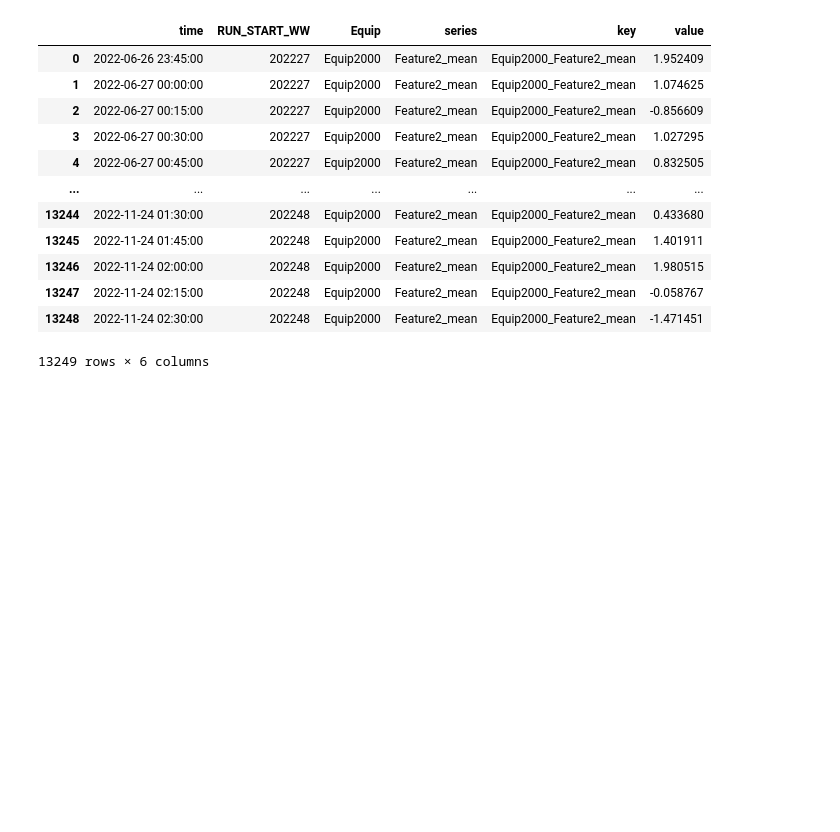
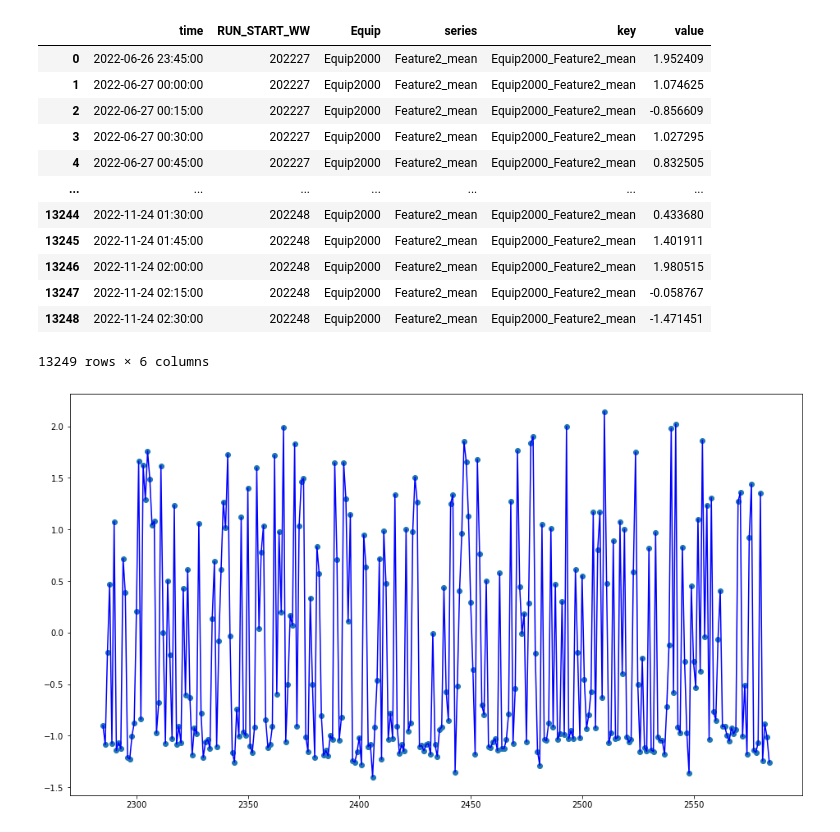
Before and after one commit to alextabac/TSAD_project, a Jupyter notebook: TSAD_DAMP_variants.ipynb, the cells around one changed output. Drawn from its saved outputs; the diff is of its cells as text; code cells hidden in the pictures; blank space fills up the shorter version.

```diff
--- a/TSAD_DAMP_variants.ipynb
+++ b/TSAD_DAMP_variants.ipynb
@@ -725,3 +725,13 @@ test_dfs[0]
 13249 rows × 6 columns
 # %%
 test_dfs[0].to_excel('..//..//sample_data_file_ramp_DAMP_topK0 EQUIP2000.xlsx', engine='xlsxwriter')
+# %%
+cord_idx = 2485
+s = cord_idx - 200
+e = cord_idx + 100
+plt.figure(figsize=(16, 9))
+plt.plot(np.arange(s, e), TT[s:e], 'o')
+plt.plot(np.arange(s, e), TT[s:e], 'b')
+plt.show()
+# %% [output]
+[figure, added]
```
